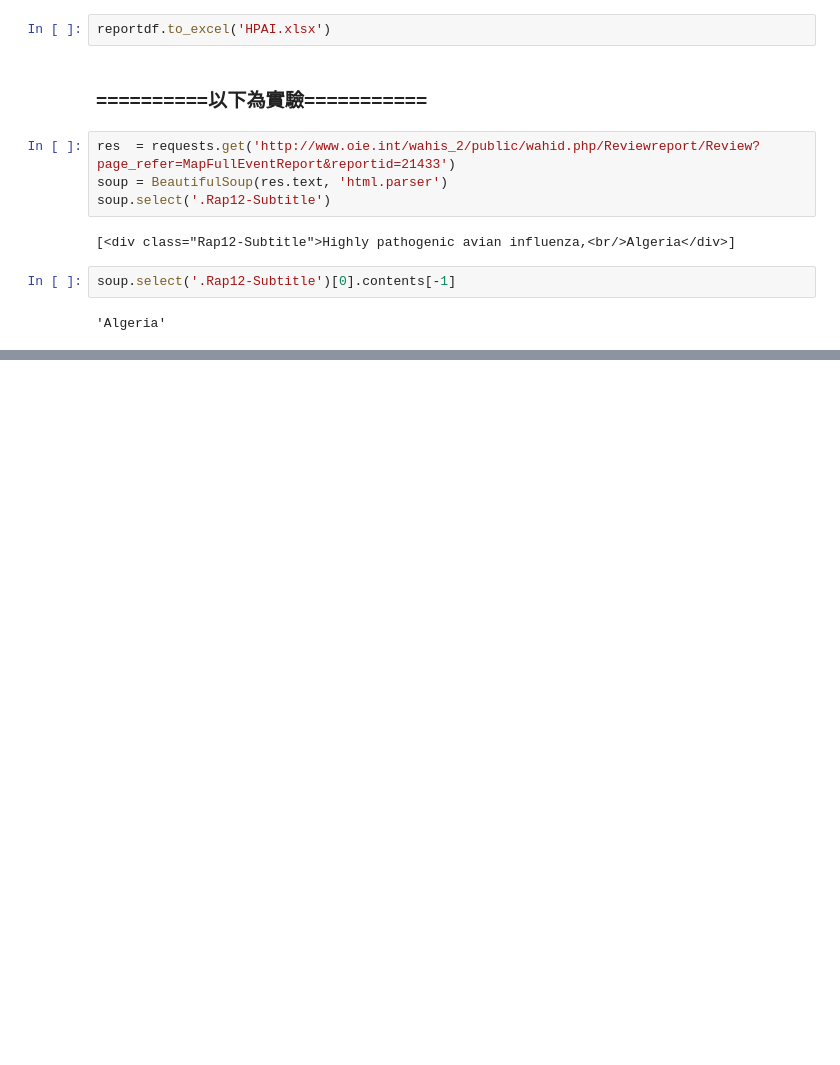
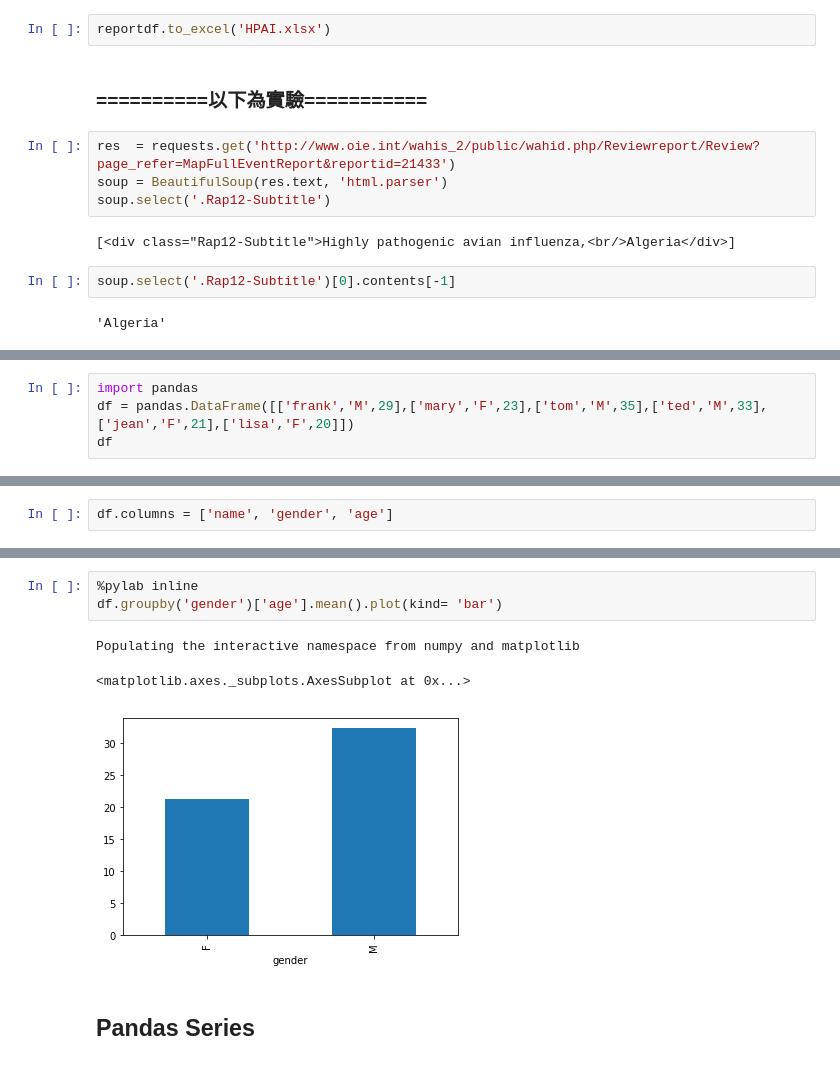
Before and after one commit to ywchiu/cdc_course, a Jupyter notebook: Demo20170823.ipynb, the cells around one changed output, grey strips where cells are left out. Cells and saved outputs as stored; diff of their text form; blank space fills up the shorter version.

Commit message:
add pandas series

```diff
--- a/Demo20170823.ipynb
+++ b/Demo20170823.ipynb
@@ -124,0 +246,4 @@ soup.select('.Rap12-Subtitle')[0].contents[-1]
+# %%
+import pandas
+df = pandas.DataFrame([['frank','M',29],['mary','F',23],['tom','M',35],['ted','M',33],['jean','F',21],['lisa','F',20]])
+df
@@ -124,0 +273,2 @@ soup.select('.Rap12-Subtitle')[0].contents[-1]
+# %%
+df.columns = ['name', 'gender', 'age']
@@ -124,0 +325,9 @@ soup.select('.Rap12-Subtitle')[0].contents[-1]
+# %%
+%pylab inline
+df.groupby('gender')['age'].mean().plot(kind= 'bar')
+# %% [output]
+Populating the interactive namespace from numpy and matplotlib
+<matplotlib.axes._subplots.AxesSubplot at 0x...>
+[figure, added]
+# %% [markdown]
+## Pandas Series
```
Also changed, not shown: parts of 59 cells of this notebook.
